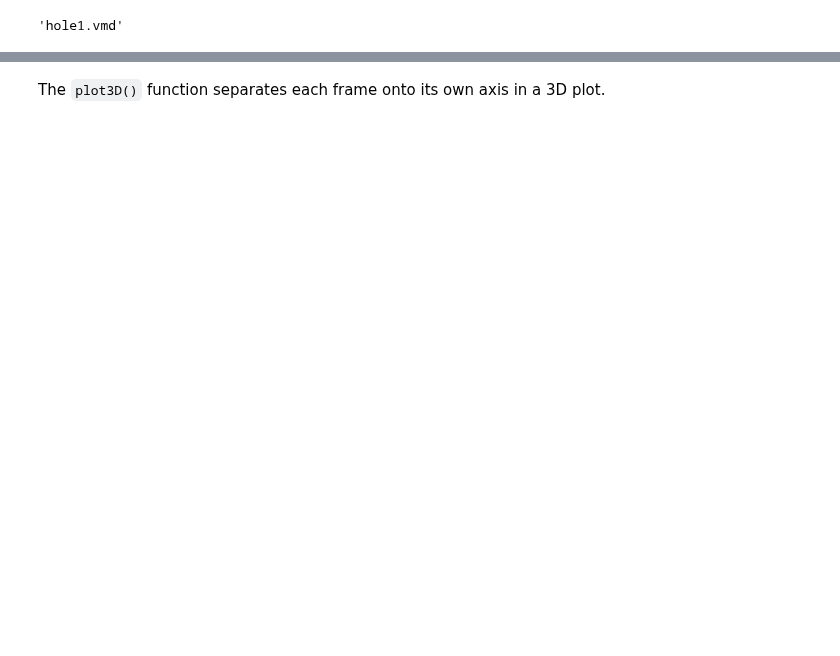
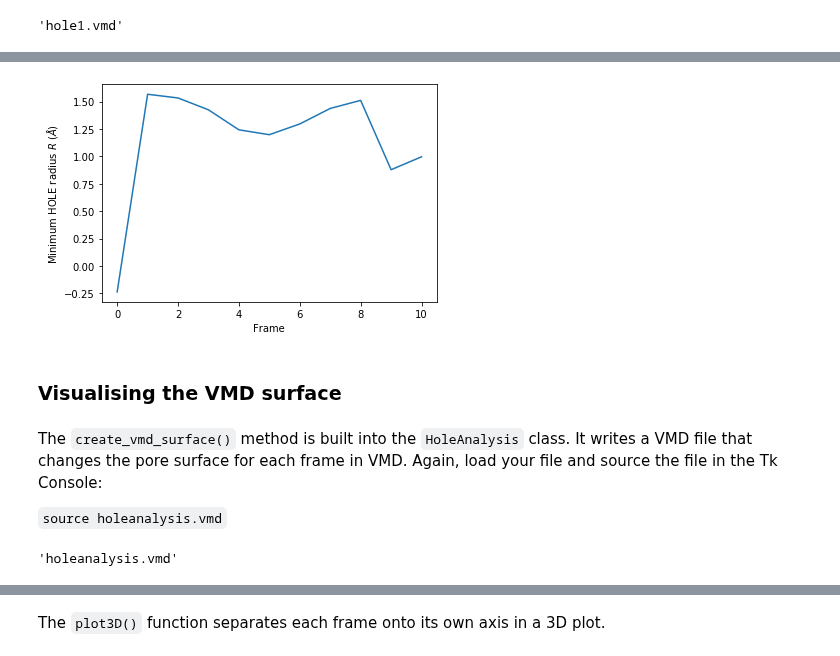
Before and after one commit to MDAnalysis/UserGuide, a Jupyter notebook: doc/source/examples/analysis/polymers_and_membranes/hole.ipynb, the cells around one changed output, grey strips where cells are left out. Saved outputs shown, nothing was run; the diff lists cells and outputs as text; code cells hidden in the pictures; blank space fills up the shorter version.

```diff
--- a/doc/source/examples/analysis/polymers_and_membranes/hole.ipynb
+++ b/doc/source/examples/analysis/polymers_and_membranes/hole.ipynb
@@ -150,0 +139,3 @@ rec.array([(0, -18.6126, 16.58975), (0, -18.5126, 13.39834),
+# %%
+min_radii = ha.min_radius()
+min_radii
@@ -150,0 +154,16 @@ rec.array([(0, -18.6126, 16.58975), (0, -18.5126, 13.39834),
+# %%
+plt.plot(min_radii[:, 0], min_radii[:, 1])
+plt.ylabel('Minimum HOLE radius $R$ ($\AA$)')
+plt.xlabel('Frame');
+# %% [output]
+[figure, added]
+# %% [markdown]
+### Visualising the VMD surface
+# %% [markdown]
+The `create_vmd_surface()` method is built into the `HoleAnalysis` class. It writes a VMD file that changes the pore surface for each frame in VMD. Again, load your file and source the file in the Tk Console:
+
+`source holeanalysis.vmd`
+# %%
+ha.create_vmd_surface(filename='holeanalysis.vmd')
+# %% [output]
+'holeanalysis.vmd'
```
Also changed, not shown: parts of 55 cells of this notebook, 9 other files.
